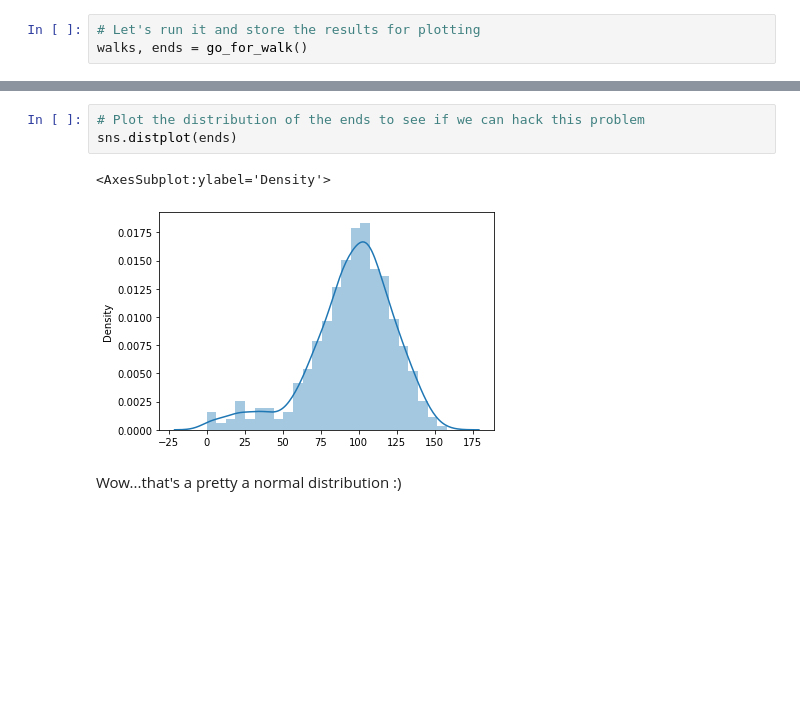
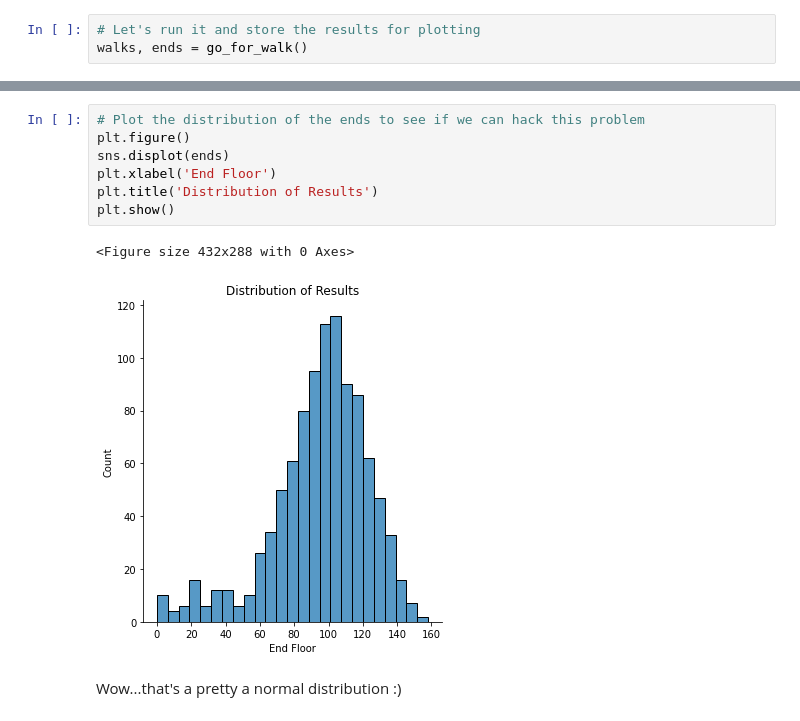
Before and after one commit to polzinben/hacker_statistics, a Jupyter notebook: Hacker_Statistics_Solution.ipynb, the cells around one changed output, grey strips where cells are left out. Drawn from its saved outputs; the diff is of its cells as text; blank space fills up the shorter version.

```diff
--- a/Hacker_Statistics_Solution.ipynb
+++ b/Hacker_Statistics_Solution.ipynb
@@ -155,9 +158,13 @@ plt.show()
 # %%
 # Plot the distribution of the ends to see if we can hack this problem
-sns.distplot(ends)
+plt.figure()
+sns.displot(ends)
+plt.xlabel('End Floor')
+plt.title('Distribution of Results')
+plt.show()
 # %% [output]
-<AxesSubplot:ylabel='Density'>
+<Figure size 432x288 with 0 Axes>
-[figure, old version]
+[figure, new version]
 # %% [markdown]
 Wow...that's a pretty a normal distribution :)
 # %% [markdown]
```
Also changed, not shown: parts of 1 cell of this notebook.
